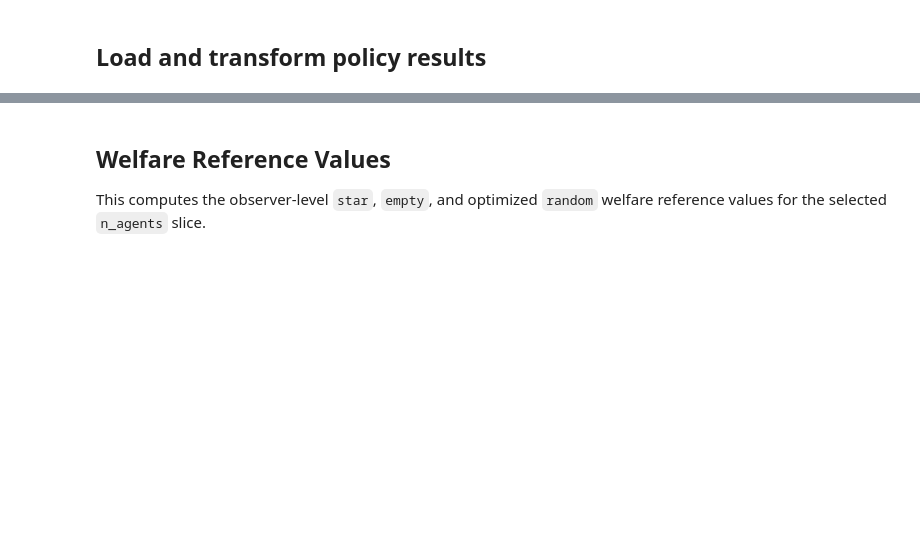
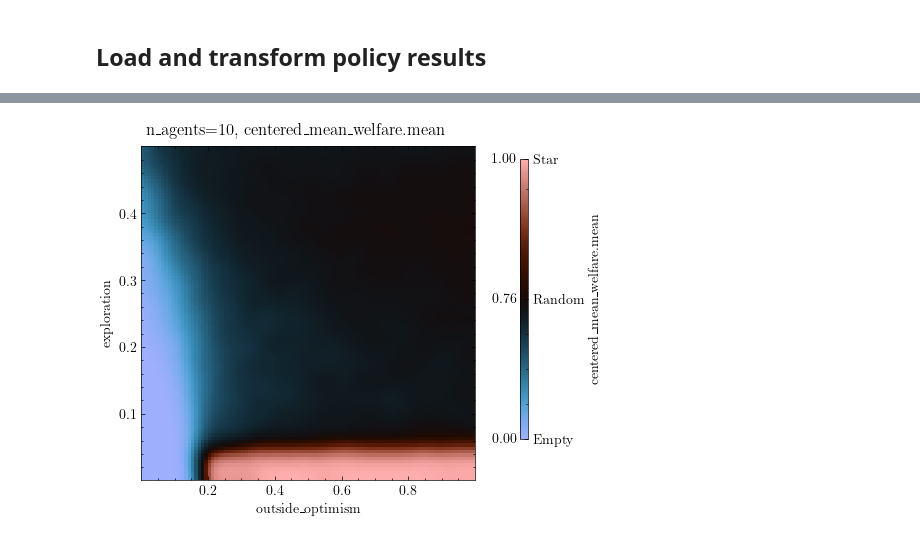
Before and after one commit to hdahmou/Network_creation, a Jupyter notebook: notebooks/task_result_loader.ipynb, the cells around one changed output, grey strips where cells are left out. Cells and saved outputs as stored; diff of their text form; code cells hidden in the pictures; blank space fills up the shorter version.

```diff
--- a/notebooks/task_result_loader.ipynb
+++ b/notebooks/task_result_loader.ipynb
@@ -154,19 +208,0 @@ final = final_grid[target_n_agents_index][success]
-# %% [markdown]
-## Welfare Reference Values
-
-This computes the observer-level `star`, `empty`, and optimized `random` welfare reference values for the selected `n_agents` slice.
-# %%
-benefit_to_cost_ratio = np.unique(
-    parameters[:, parameter_labels.index("benefit_to_cost_ratio")]
-).item()
-distance_discount = np.unique(
-    parameters[:, parameter_labels.index("distance_discount")]
-).item()
-
-reference_welfare = CenteredMeanWelfareObserver.reference_values(
-    n=selected_n_agents,
-    benefit_to_cost_ratio=float(benefit_to_cost_ratio),
-    distance_discount=float(distance_discount),
-)
-
-reference_welfare
@@ -222,52 +213,65 @@ for target_n_agents_index, selected_n_agents in enumerate(n_agents_values):
     success = status_group["tensors"]["success"][target_n_agents_index]
     parameters = parameters_grid[target_n_agents_index][success]
     final = final_grid[target_n_agents_index][success]
+
     benefit_to_cost_ratio = np.unique(
         parameters[:, parameter_labels.index("benefit_to_cost_ratio")]
     ).item()
     distance_discount = np.unique(
         parameters[:, parameter_labels.index("distance_discount")]
     ).item()
-    reference_welfare = CenteredMeanWelfareObserver.reference_values(
-        n=selected_n_agents,
+
+    reference_welfare = get_welfare_reference(
         benefit_to_cost_ratio=benefit_to_cost_ratio,
         distance_discount=distance_discount,
+        n=selected_n_agents,
     )
+
     target_values = final[:, target_idx]
     target_norm = TwoSlopeNorm(
         vmin=reference_welfare["empty"],
         vcenter=reference_welfare["random"],
         vmax=reference_welfare["star"],
     )
     fig, axes = plot_pair(
         X=parameters,
         y=target_values,
         labels=parameter_labels,
         label_y=observable_labels[target_idx],
         atol=1e-5,
         base_fig_size=4.0,
         cmap="berlin",
-        method="points",
+        method="gaussian",
         resolution=100,
-        #sigma=0.1,
+        sigma=2.5,
         norm=target_norm,
         point_size=3,
     )
+
     cbar_ax = fig.axes[-1]
-    cbar_ax.set_yticks(
-        [
-            reference_welfare["empty"],
-            reference_welfare["random"],
-            reference_welfare["star"],
-        ],
-        labels=[
-            f"Empty {round(reference_welfare['empty'], 3)}",
-            f"Random {round(reference_welfare['random'], 3)}",
-            f"Star {round(reference_welfare['star'], 3)}",
-        ],
-    )
+    vals = [
+        reference_welfare["empty"],
+        reference_welfare["random"],
+        reference_welfare["star"],
+    ]
+    cbar_ax.set_yticks(vals, labels=["Empty", "Random", "Star"])
+    cbar_ax.tick_params(labelright=True, labelleft=False)
+    pos = cbar_ax.get_position()
+    cbar_ax.set_position([pos.x0 + 0.04, pos.y0, pos.width, pos.height])
+    # cbar_ax.yaxis.tick_right()
+    for v in vals:
+        cbar_ax.text(
+            -0.35,
+            v,
+            f"{v:.2f}",
+            transform=cbar_ax.get_yaxis_transform(),
+            ha="right",
+            va="center",
+        )
 
     fig.suptitle(f"n_agents={selected_n_agents}, {observable_labels[target_idx]}")
+# %% [output]
+[figure, added]
 # %%
 for target_idx in range(len(observable_labels) - 1):
     for target_n_agents_index, selected_n_agents in enumerate(n_agents_values):
```
Also changed, not shown: parts of 17 cells of this notebook, 5 other files.
